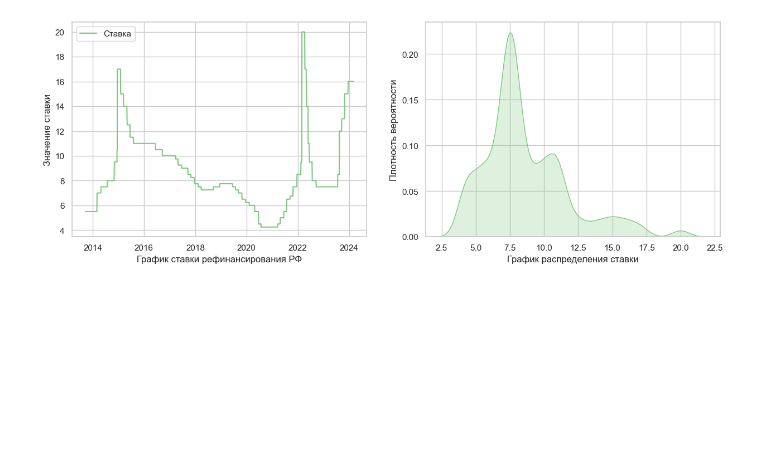
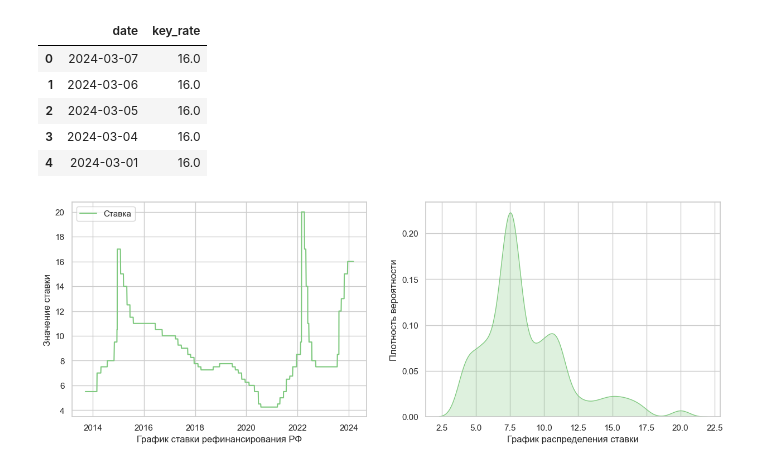
Before and after one commit to myxa95/01_Prediction_of_the_key_rate_in_the_Russian_Federation, a Jupyter notebook: notebooks/Parcer_CB_RF.ipynb, the cells around one changed output. Saved outputs shown, nothing was run; the diff lists cells and outputs as text; code cells hidden in the pictures; blank space fills up the shorter version.

```diff
--- a/notebooks/Parcer_CB_RF.ipynb
+++ b/notebooks/Parcer_CB_RF.ipynb
@@ -52,6 +52,15 @@ df.iloc[:, 1:].describe()
 | 50% | 7.750000 |
 | 75% | 10.000000 |
 | max | 20.000000 |
+# %%
+df[:5]
+# %% [output]
+|  | date | key_rate |
+| 0 | 2024-03-07 | 16.0 |
+| 1 | 2024-03-06 | 16.0 |
+| 2 | 2024-03-05 | 16.0 |
+| 3 | 2024-03-04 | 16.0 |
+| 4 | 2024-03-01 | 16.0 |
 # %%
 figure, axes = plt.subplots(1, 2, figsize=(15, 5))
 
```
Also changed, not shown: parts of 13 cells of this notebook.
